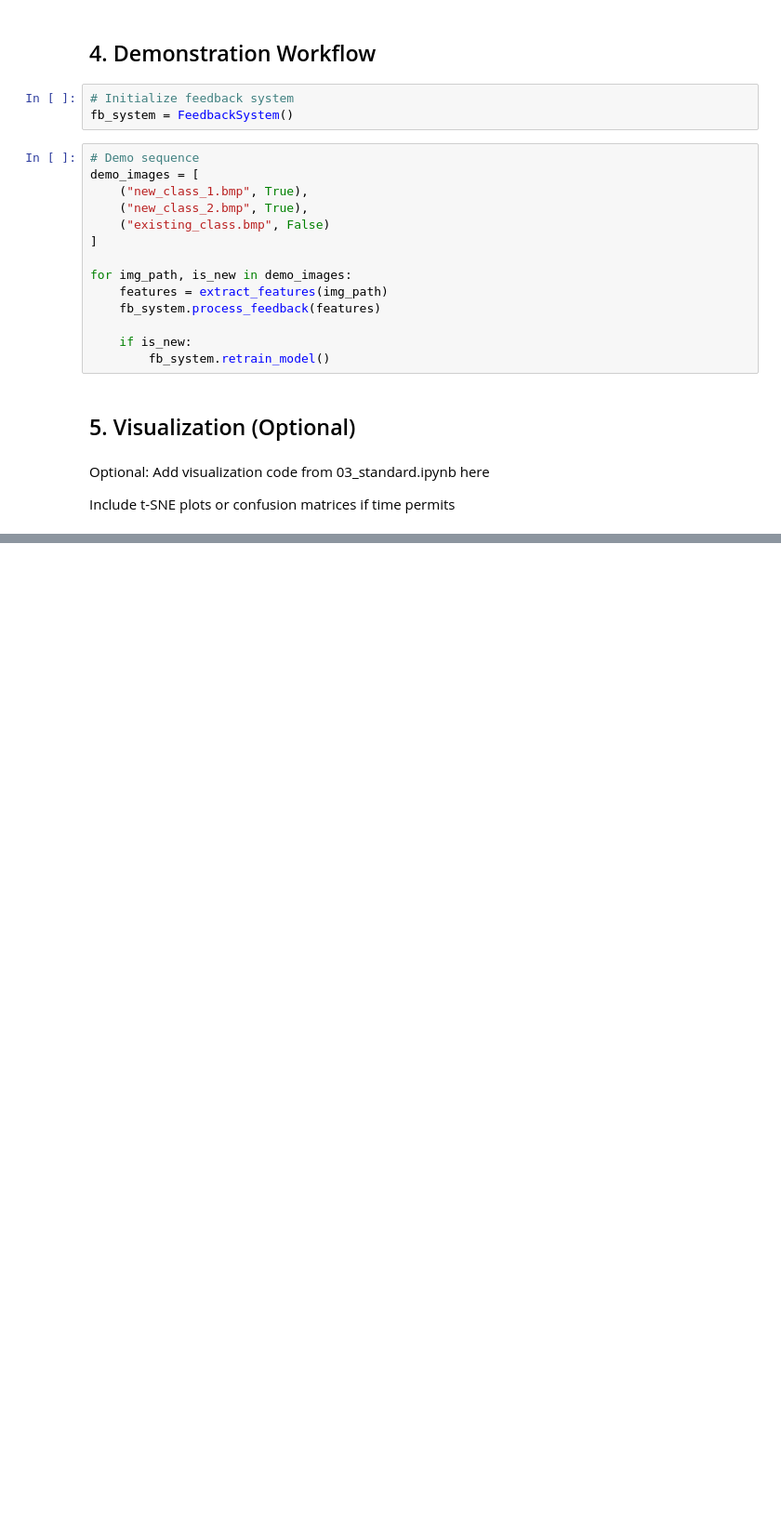
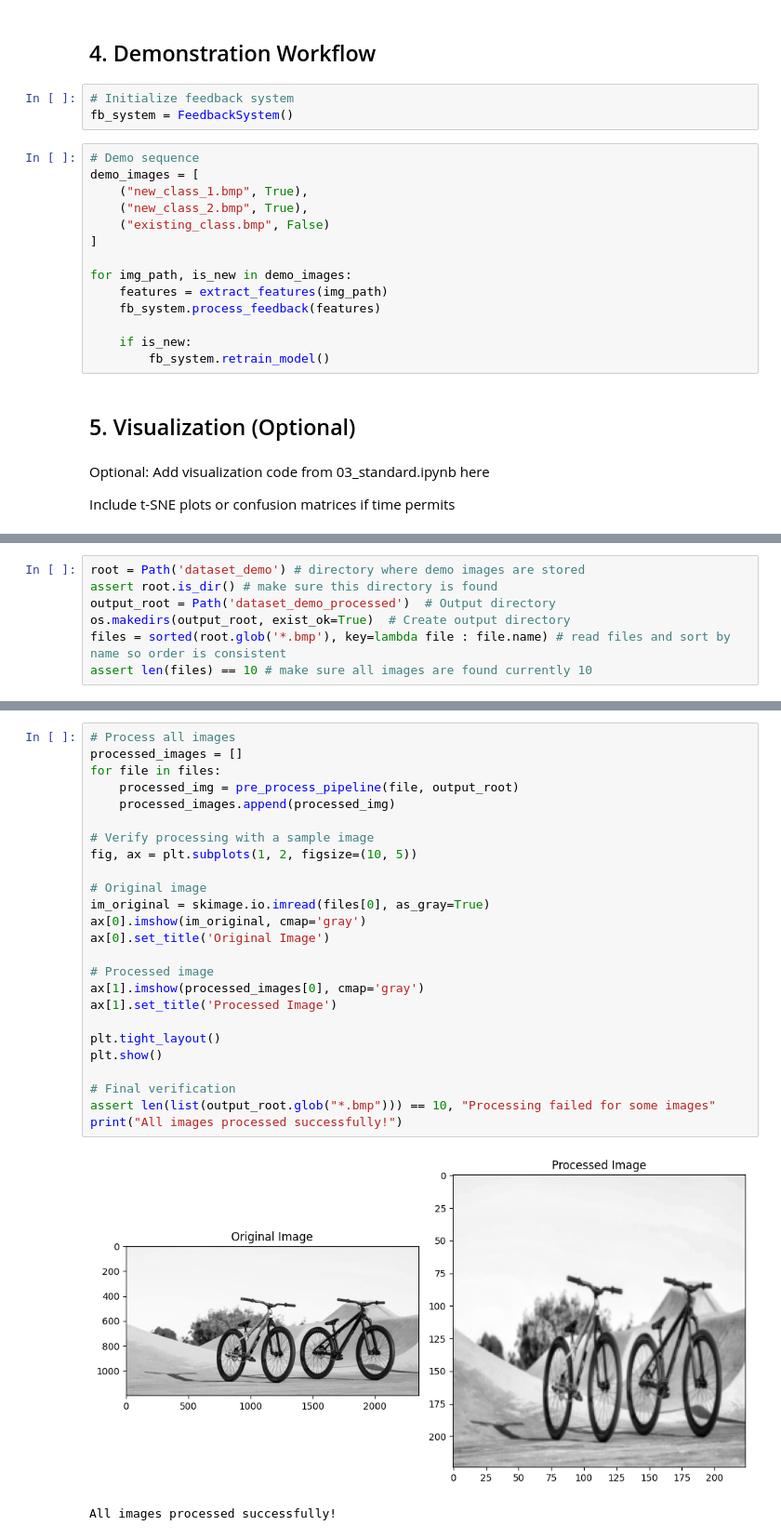
Before and after one commit to amnessa/MECH536, a Jupyter notebook: me_term_project/05_feedback_mechanism.ipynb, the cells around one changed output, grey strips where cells are left out. Shown: that part at 93% size. Cells and saved outputs as stored; diff of their text form; blank space fills up the shorter version.

```diff
--- a/me_term_project/05_feedback_mechanism.ipynb
+++ b/me_term_project/05_feedback_mechanism.ipynb
@@ -166,0 +179,7 @@ Include t-SNE plots or confusion matrices if time permits
+# %%
+root = Path('dataset_demo') # directory where demo images are stored
+assert root.is_dir() # make sure this directory is found
+output_root = Path('dataset_demo_processed')  # Output directory
+os.makedirs(output_root, exist_ok=True)  # Create output directory
+files = sorted(root.glob('*.bmp'), key=lambda file : file.name) # read files and sort by name so order is consistent
+assert len(files) == 10 # make sure all images are found currently 10
@@ -166,0 +209,28 @@ Include t-SNE plots or confusion matrices if time permits
+# %%
+# Process all images
+processed_images = []
+for file in files:
+    processed_img = pre_process_pipeline(file, output_root)
+    processed_images.append(processed_img)
+
+# Verify processing with a sample image
+fig, ax = plt.subplots(1, 2, figsize=(10, 5))
+
+# Original image
+im_original = skimage.io.imread(files[0], as_gray=True)
+ax[0].imshow(im_original, cmap='gray')
+ax[0].set_title('Original Image')
+
+# Processed image
+ax[1].imshow(processed_images[0], cmap='gray')
+ax[1].set_title('Processed Image')
+
+plt.tight_layout()
+plt.show()
+
+# Final verification
+assert len(list(output_root.glob("*.bmp"))) == 10, "Processing failed for some images"
+print("All images processed successfully!")
+# %% [output]
+[figure, added]
+All images processed successfully!
```
Also changed, not shown: parts of 4 cells of this notebook, 20 other files.
